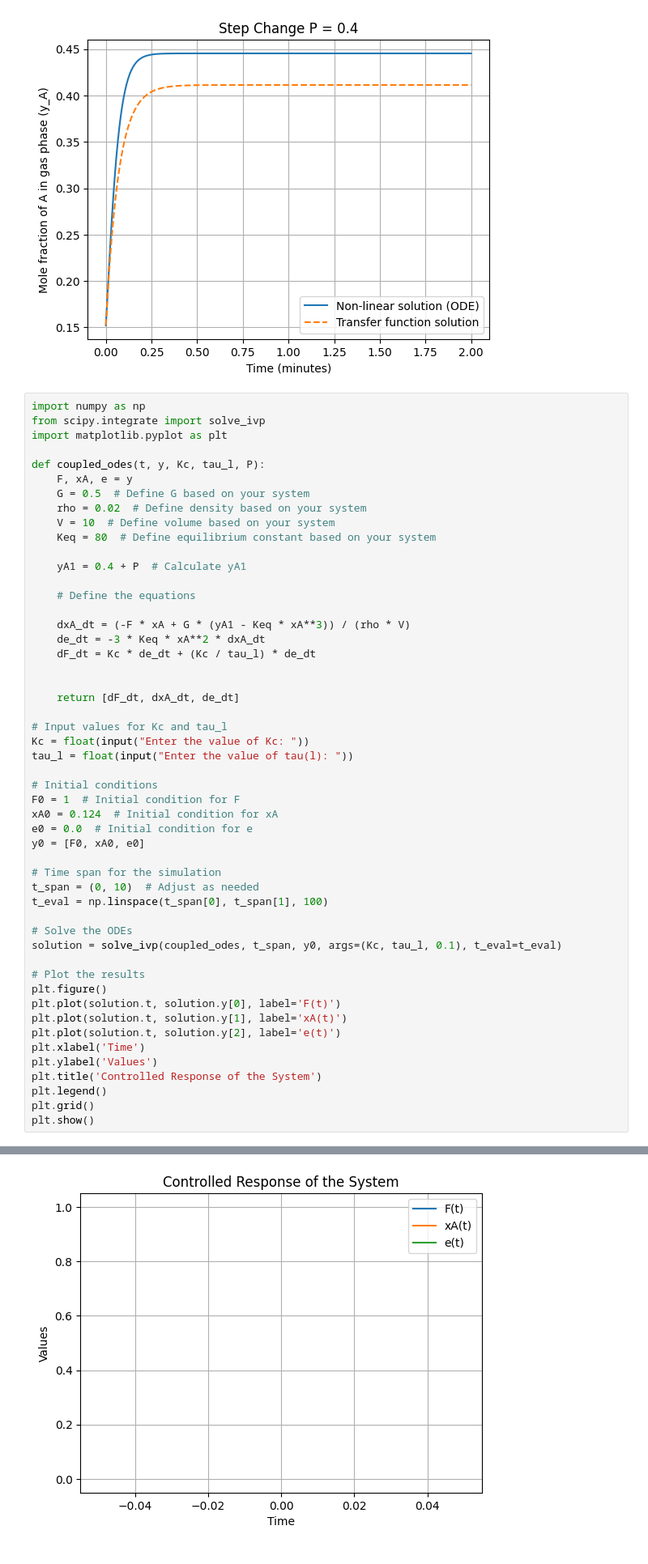
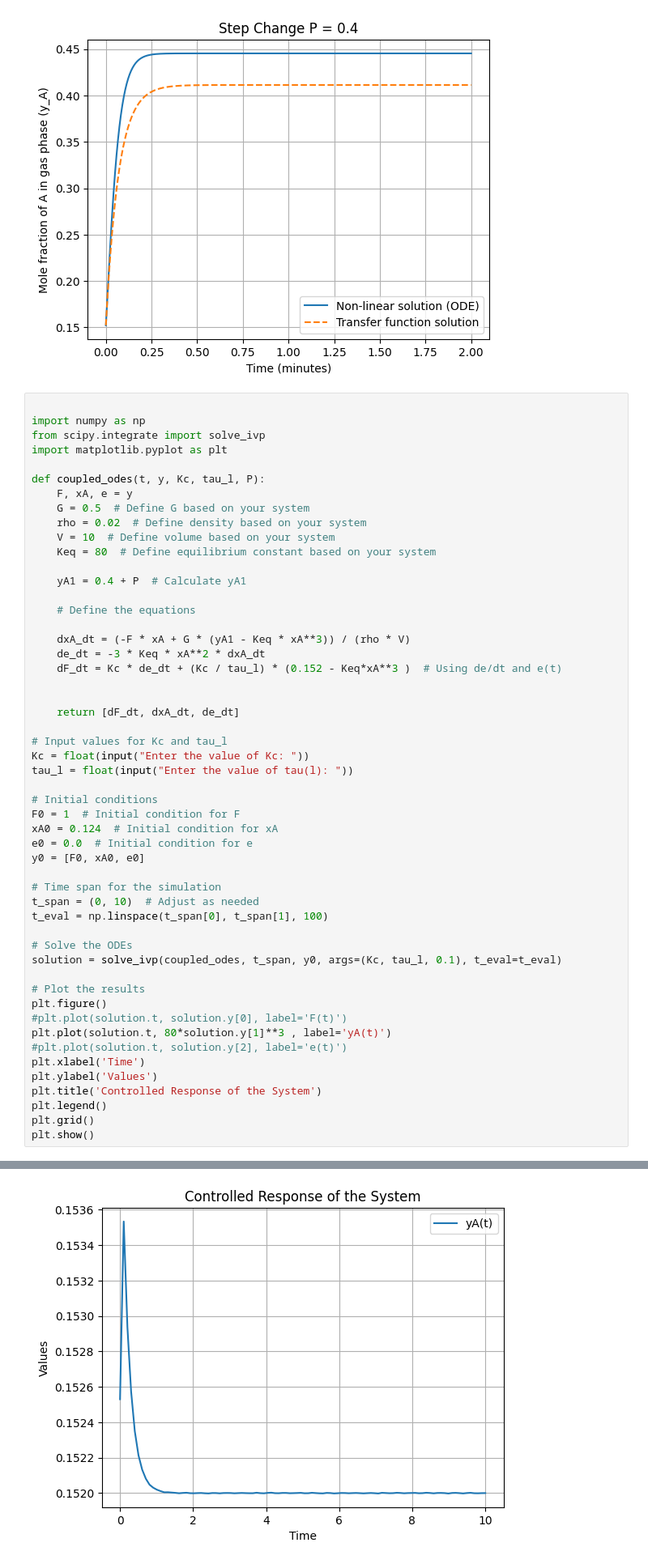
Before and after one commit to HRJ369/CL329, a Jupyter notebook: CL329_coding_ass.ipynb, the cells around one changed output, grey strips where cells are left out. Shown at 81% size. Drawn from its saved outputs; the diff is of its cells as text.

```diff
--- a/CL329_coding_ass.ipynb
+++ b/CL329_coding_ass.ipynb
@@ -179,6 +64,7 @@ for P in P_values:
 [figure]
 [figure]
 # %%
+
 import numpy as np
 from scipy.integrate import solve_ivp
 import matplotlib.pyplot as plt
@@ -196,7 +82,7 @@ def coupled_odes(t, y, Kc, tau_l, P):
 
     dxA_dt = (-F * xA + G * (yA1 - Keq * xA**3)) / (rho * V)
     de_dt = -3 * Keq * xA**2 * dxA_dt
-    dF_dt = Kc * de_dt + (Kc / tau_l) * de_dt
+    dF_dt = Kc * de_dt + (Kc / tau_l) * (0.152 - Keq*xA**3 )  # Using de/dt and e(t)
 
 
     return [dF_dt, dxA_dt, de_dt]
@@ -220,9 +106,9 @@ solution = solve_ivp(coupled_odes, t_span, y0, args=(Kc, tau_l, 0.1), t_eval=t_e
 
 # Plot the results
 plt.figure()
-plt.plot(solution.t, solution.y[0], label='F(t)')
-plt.plot(solution.t, solution.y[1], label='xA(t)')
-plt.plot(solution.t, solution.y[2], label='e(t)')
+#plt.plot(solution.t, solution.y[0], label='F(t)')
+plt.plot(solution.t, 80*solution.y[1]**3 , label='yA(t)')
+#plt.plot(solution.t, solution.y[2], label='e(t)')
 plt.xlabel('Time')
 plt.ylabel('Values')
 plt.title('Controlled Response of the System')
@@ -235 +121 @@ Enter the value of tau(l): 0.02
-[figure, old version]
+[figure, new version]
```
Also changed, not shown: parts of 5 cells of this notebook.
